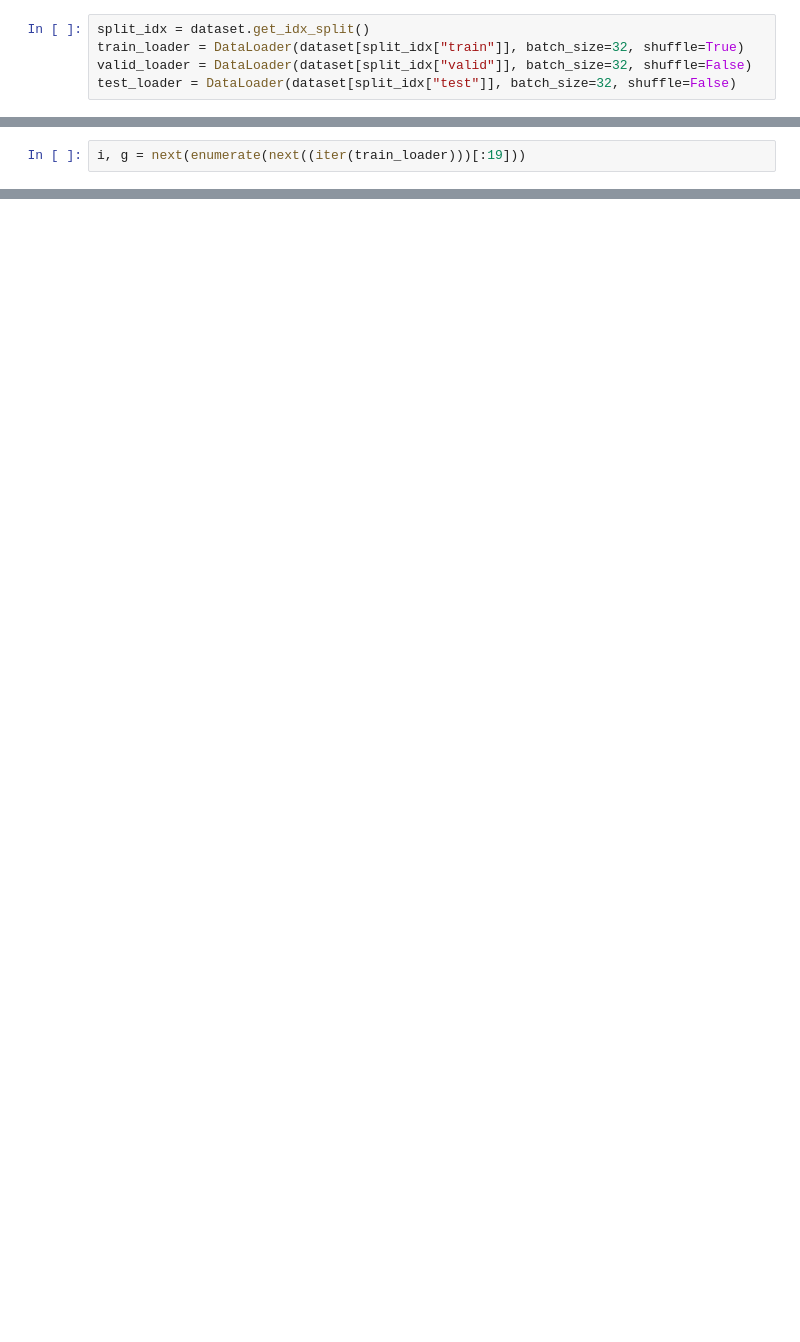
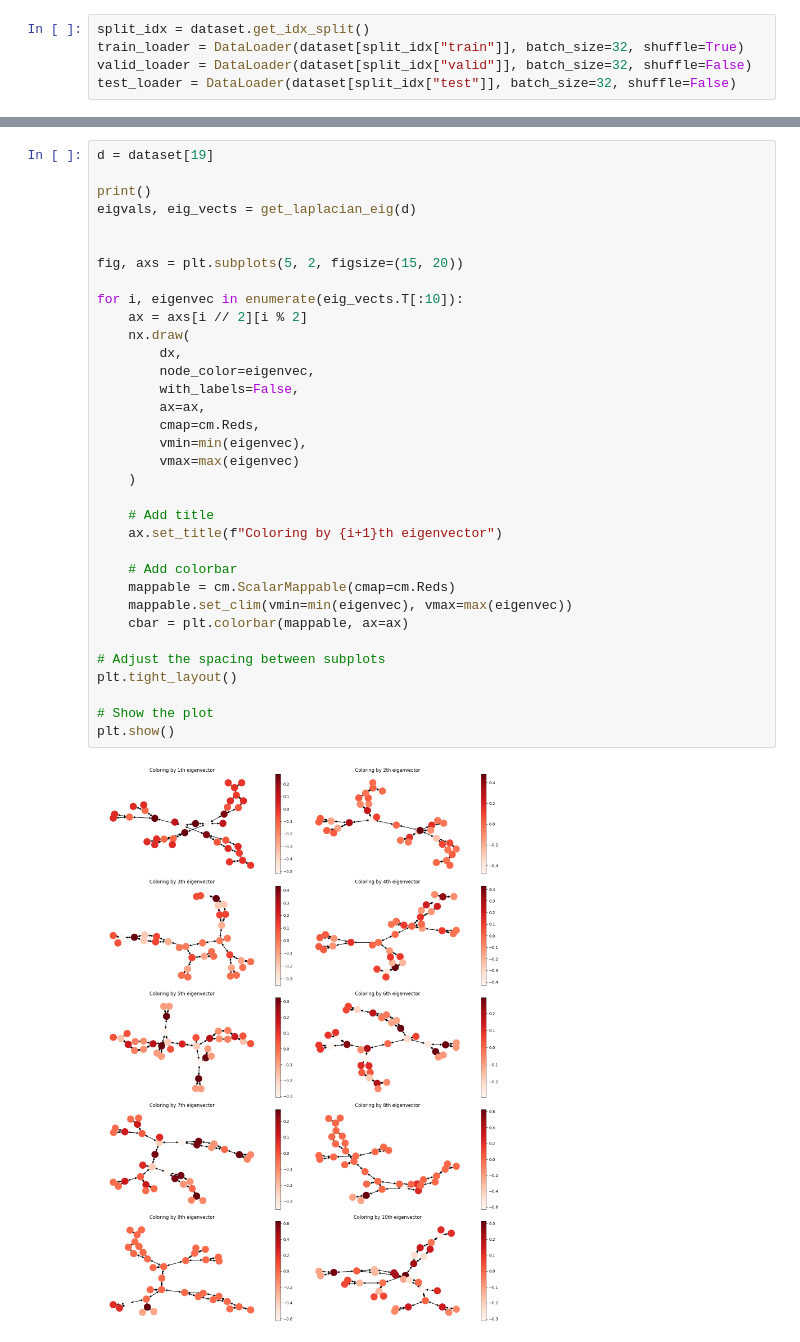
Before and after one commit to 0xZivMor/stitt, a Jupyter notebook: testint.ipynb, the cells around one changed output, grey strips where cells are left out. Saved outputs shown, nothing was run; the diff lists cells and outputs as text; blank space fills up the shorter version.

```diff
--- a/testint.ipynb
+++ b/testint.ipynb
@@ -43,2 +35,0 @@ L_complex, V_complex = torch.linalg.eig(A) (Triggered internally at  /opt/conda/
-# %%
-i, g = next(enumerate(next((iter(train_loader)))[:19]))
@@ -92,0 +54,36 @@ tensor([0.3135, 0.2590, 0.1745, 0.1407, 0.1123])
+# %%
+d = dataset[19]
+
+print()
+eigvals, eig_vects = get_laplacian_eig(d)
+
+
+fig, axs = plt.subplots(5, 2, figsize=(15, 20))
+
+for i, eigenvec in enumerate(eig_vects.T[:10]):
+    ax = axs[i // 2][i % 2]
+    nx.draw(
+        dx,
+        node_color=eigenvec,
+        with_labels=False,
+        ax=ax,
+        cmap=cm.Reds,
+        vmin=min(eigenvec),
+        vmax=max(eigenvec)
+    )
+
+    # Add title
+    ax.set_title(f"Coloring by {i+1}th eigenvector")
+
+    # Add colorbar
+    mappable = cm.ScalarMappable(cmap=cm.Reds)
+    mappable.set_clim(vmin=min(eigenvec), vmax=max(eigenvec))
+    cbar = plt.colorbar(mappable, ax=ax)
+
+# Adjust the spacing between subplots
+plt.tight_layout()
+
+# Show the plot
+plt.show()
+# %% [output]
+[figure, added]
```
Also changed, not shown: parts of 15 cells of this notebook, 1 other file.
